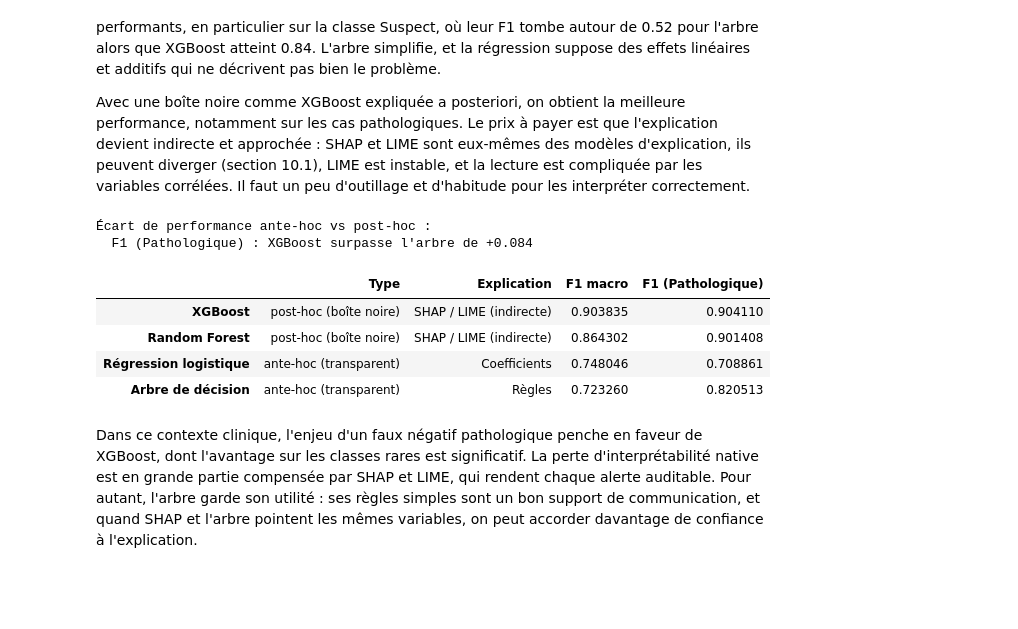
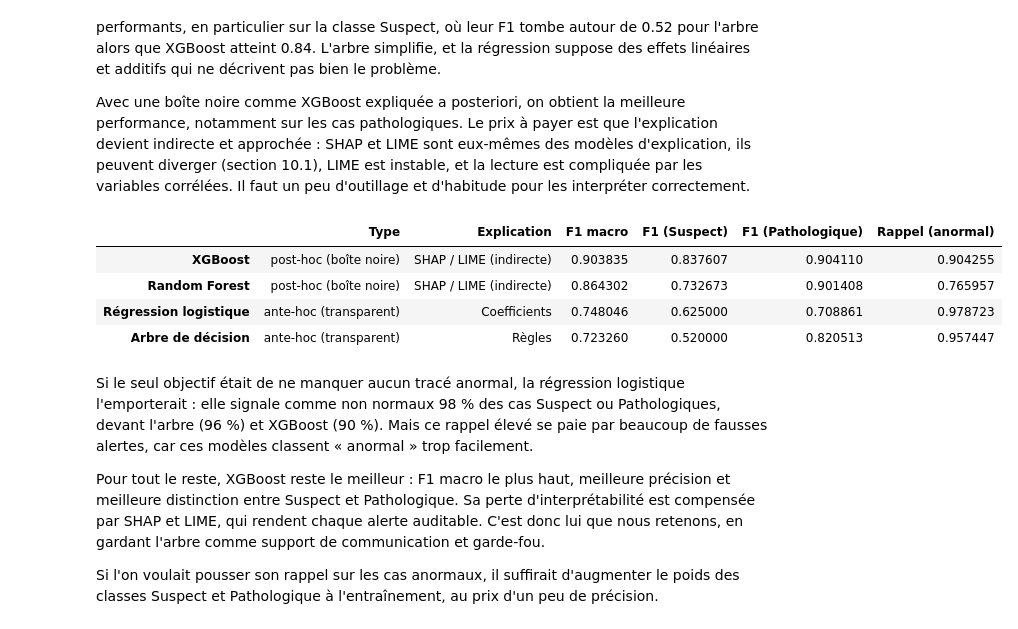
Before and after one commit to nathan-heig/XAI-projet, a Jupyter notebook: projet.ipynb, the cells around one changed output. Saved outputs shown, nothing was run; the diff lists cells and outputs as text; code cells hidden in the pictures; blank space fills up the shorter version.

```diff
--- a/projet.ipynb
+++ b/projet.ipynb
@@ -734,32 +720,37 @@ la lecture est compliquée par les variables corrélées. Il faut un peu d'outil
 et d'habitude pour les interpréter correctement.
 # %%
 # Quantification du compromis
+from sklearn.metrics import recall_score
 tradeoff = comparison.copy()
 tradeoff["Type"] = ["post-hoc (boîte noire)" if n in ("XGBoost", "Random Forest")
                     else "ante-hoc (transparent)" for n in tradeoff.index]
 tradeoff["Explication"] = ["SHAP / LIME (indirecte)" if n in ("XGBoost", "Random Forest")
                            else ("Règles" if n == "Arbre de décision" else "Coefficients")
                            for n in tradeoff.index]
-print("Écart de performance ante-hoc vs post-hoc :")
-gap = comparison.loc["XGBoost", "F1 (Pathologique)"] - comparison.loc["Arbre de décision", "F1 (Pathologique)"]
-print(f"  F1 (Pathologique) : XGBoost surpasse l'arbre de +{gap:.3f}")
-tradeoff[["Type", "Explication", "F1 macro", "F1 (Pathologique)"]]
+tradeoff["F1 (Suspect)"] = [f1_score(y_test, results[n]["pred"], average=None)[1]
+                            for n in tradeoff.index]
+# Rappel en regroupant Suspect + Pathologique : part des tracés "anormaux"
+# (tout ce qui n'est pas Normal) correctement signalés comme non normaux.
+tradeoff["Rappel (anormal)"] = [recall_score(y_test != 0, results[n]["pred"] != 0)
+                                for n in tradeoff.index]
+
+gap_s = tradeoff.loc["XGBoost", "F1 (Suspect)"] - tradeoff.loc["Arbre de décision", "F1 (Suspect)"]
+gap_p = comparison.loc["XGBoost", "F1 (Pathologique)"] - comparison.loc["Arbre de décision", "F1 (Pathologique)"]
+
+tradeoff[["Type", "Explication", "F1 macro",
+          "F1 (Suspect)", "F1 (Pathologique)", "Rappel (anormal)"]]
 # %% [output]
-Écart de performance ante-hoc vs post-hoc :
-  F1 (Pathologique) : XGBoost surpasse l'arbre de +0.084
-|  | Type | Explication | F1 macro | F1 (Pathologique) |
-| XGBoost | post-hoc (boîte noire) | SHAP / LIME (indirecte) | 0.903835 | 0.904110 |
-| Random Forest | post-hoc (boîte noire) | SHAP / LIME (indirecte) | 0.864302 | 0.901408 |
-| Régression logistique | ante-hoc (transparent) | Coefficients | 0.748046 | 0.708861 |
-| Arbre de décision | ante-hoc (transparent) | Règles | 0.723260 | 0.820513 |
+|  | Type | Explication | F1 macro | F1 (Suspect) | F1 (Pathologique) | Rappel (anormal) |
+| XGBoost | post-hoc (boîte noire) | SHAP / LIME (indirecte) | 0.903835 | 0.837607 | 0.904110 | 0.904255 |
+| Random Forest | post-hoc (boîte noire) | SHAP / LIME (indirecte) | 0.864302 | 0.732673 | 0.901408 | 0.765957 |
+| Régression logistique | ante-hoc (transparent) | Coefficients | 0.748046 | 0.625000 | 0.708861 | 0.978723 |
+| Arbre de décision | ante-hoc (transparent) | Règles | 0.723260 | 0.520000 | 0.820513 | 0.957447 |
 # %% [markdown]
-Dans ce contexte clinique, l'enjeu d'un faux négatif pathologique penche en faveur
-de XGBoost, dont l'avantage sur les classes rares est significatif. La perte
-d'interprétabilité native est en grande partie compensée par SHAP et LIME, qui
-rendent chaque alerte auditable. Pour autant, l'arbre garde son utilité : ses
-règles simples sont un bon support de communication, et quand SHAP et l'arbre
-pointent les mêmes variables, on peut accorder davantage de confiance à
-l'explication.
+Si le seul objectif était de ne manquer aucun tracé anormal, la régression logistique l'emporterait : elle signale comme non normaux 98 % des cas Suspect ou Pathologiques, devant l'arbre (96 %) et XGBoost (90 %). Mais ce rappel élevé se paie par beaucoup de fausses alertes, car ces modèles classent « anormal » trop facilement.
+
+Pour tout le reste, XGBoost reste le meilleur : F1 macro le plus haut, meilleure précision et meilleure distinction entre Suspect et Pathologique. Sa perte d'interprétabilité est compensée par SHAP et LIME, qui rendent chaque alerte auditable. C'est donc lui que nous retenons, en gardant l'arbre comme support de communication et garde-fou.
+
+Si l'on voulait pousser son rappel sur les cas anormaux, il suffirait d'augmenter le poids des classes Suspect et Pathologique à l'entraînement, au prix d'un peu de précision.
 # %% [markdown]
 ## 12. Robustesse, limites et questions cliniques
 
```
Also changed, not shown: parts of 11 cells of this notebook, 1 other file.
